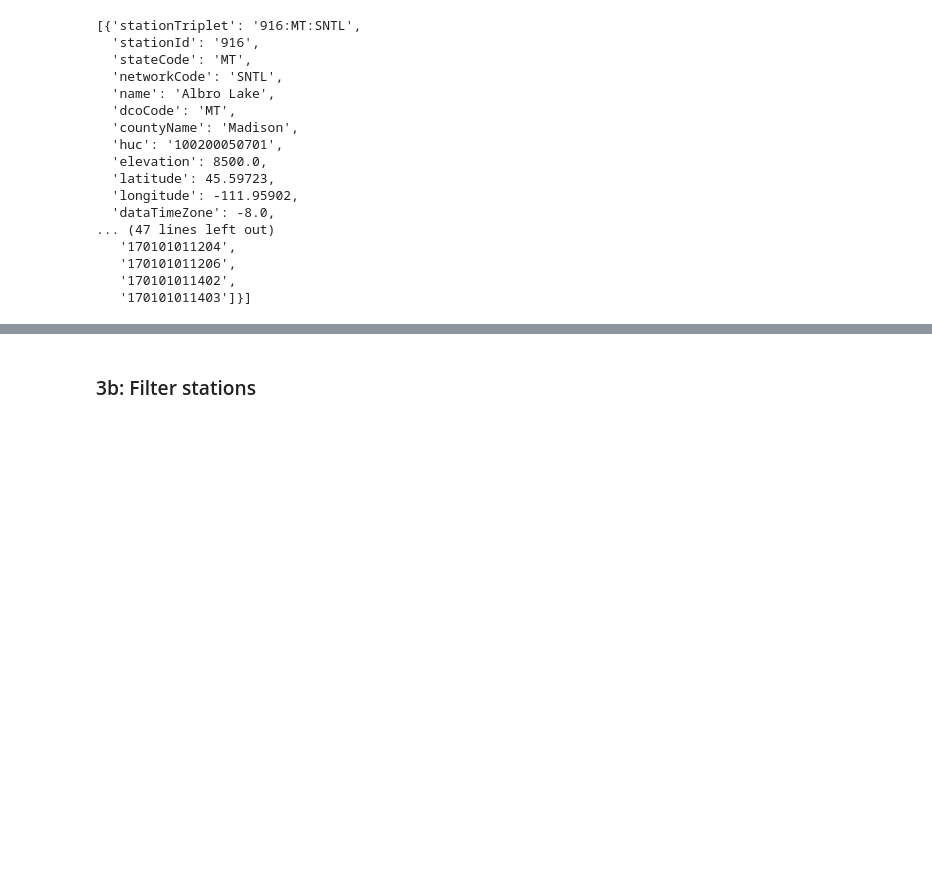
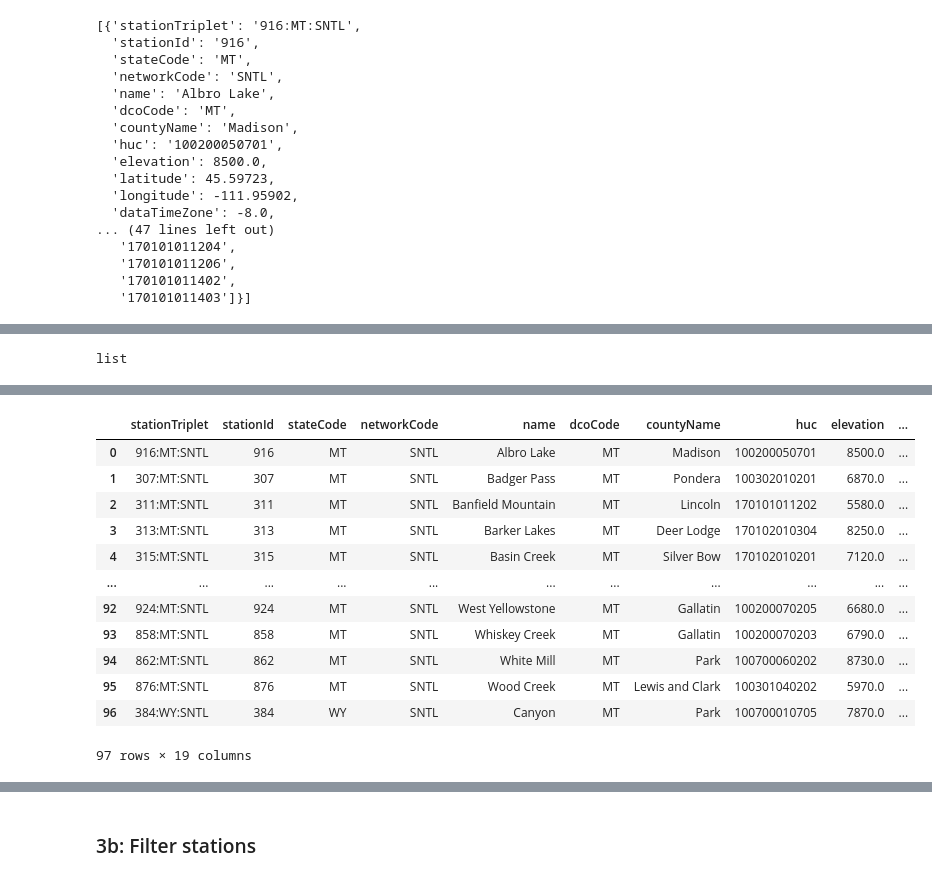
Before and after one commit to rainihelmstadter/snow-drought-modeling, a Jupyter notebook: code/01-data-download.ipynb, the cells around one changed output, grey strips where cells are left out. Drawn from its saved outputs; the diff is of its cells as text; code cells hidden in the pictures; blank space fills up the shorter version.

Commit message:
downloaded SNOTEL metadata, made plot of sites

```diff
--- a/code/01-data-download.ipynb
+++ b/code/01-data-download.ipynb
@@ -277,6 +278,6 @@ params = {
 # Query server
 response = requests.get(url, params=params)
 # Get the station list
-stations = response.json()
+mt_stations = response.json()
 # %%
 # Inspect
@@ -307,0 +309,14 @@ There are 96 SNOTEL stations in Montana.
+# %%
+# Get station metadata for Montana
+url = "https://wcc.sc.egov.usda.gov/awdbRestApi/services/v1/stations"
+wy_params = {
+    "stationTriplets": "384:WY:SNTL", # all SNOTEL stations in Montana
+    "elements": ["PREC", "WTEQ", "TMIN", "TMAX"]    # filter for stations measuring SWE, precip, tmin, and tmax
+}
+# Query server
+response = requests.get(url, params=wy_params)
+# Get the station list
+wy_station = response.json()
+
+# Inspect
+wy_station
@@ -308,3 +341,10 @@ There are 96 SNOTEL stations in Montana.
+# %%
+# Append WY Station to station list via concatenation
+stations = mt_stations + wy_station
+len(stations)
+type(stations)
+# %% [output]
+list
 # %%
 # Plot the stations
 
@@ -317,10 +357,6 @@ sntl_station_gdf = gpd.GeoDataFrame(
     geometry=gpd.points_from_xy(station_df['longitude'], station_df['latitude']),
     crs = 'EPSG:4326'
     )
-#sntl_station_gdf
 
-sntl_station_gdf.hvplot.points(
-    geo=True,
-    tiles='EsriNatGeo'
-)
+sntl_station_gdf
 # %% [output]
@@ -327,0 +363,13 @@ sntl_station_gdf.hvplot.points(
+|  | stationTriplet | stationId | stateCode | networkCode | name | dcoCode | countyName | huc | elevation | ... |
+| 0 | 916:MT:SNTL | 916 | MT | SNTL | Albro Lake | MT | Madison | 100200050701 | 8500.0 | ... |
+| 1 | 307:MT:SNTL | 307 | MT | SNTL | Badger Pass | MT | Pondera | 100302010201 | 6870.0 | ... |
+| 2 | 311:MT:SNTL | 311 | MT | SNTL | Banfield Mountain | MT | Lincoln | 170101011202 | 5580.0 | ... |
+| 3 | 313:MT:SNTL | 313 | MT | SNTL | Barker Lakes | MT | Deer Lodge | 170102010304 | 8250.0 | ... |
+| 4 | 315:MT:SNTL | 315 | MT | SNTL | Basin Creek | MT | Silver Bow | 170102010201 | 7120.0 | ... |
+| ... | ... | ... | ... | ... | ... | ... | ... | ... | ... | ... |
+| 92 | 924:MT:SNTL | 924 | MT | SNTL | West Yellowstone | MT | Gallatin | 100200070205 | 6680.0 | ... |
+| 93 | 858:MT:SNTL | 858 | MT | SNTL | Whiskey Creek | MT | Gallatin | 100200070203 | 6790.0 | ... |
+| 94 | 862:MT:SNTL | 862 | MT | SNTL | White Mill | MT | Park | 100700060202 | 8730.0 | ... |
+| 95 | 876:MT:SNTL | 876 | MT | SNTL | Wood Creek | MT | Lewis and Clark | 100301040202 | 5970.0 | ... |
+| 96 | 384:WY:SNTL | 384 | WY | SNTL | Canyon | MT | Park | 100700010705 | 7870.0 | ... |
+97 rows × 19 columns
```
Also changed, not shown: parts of 9 cells of this notebook.
